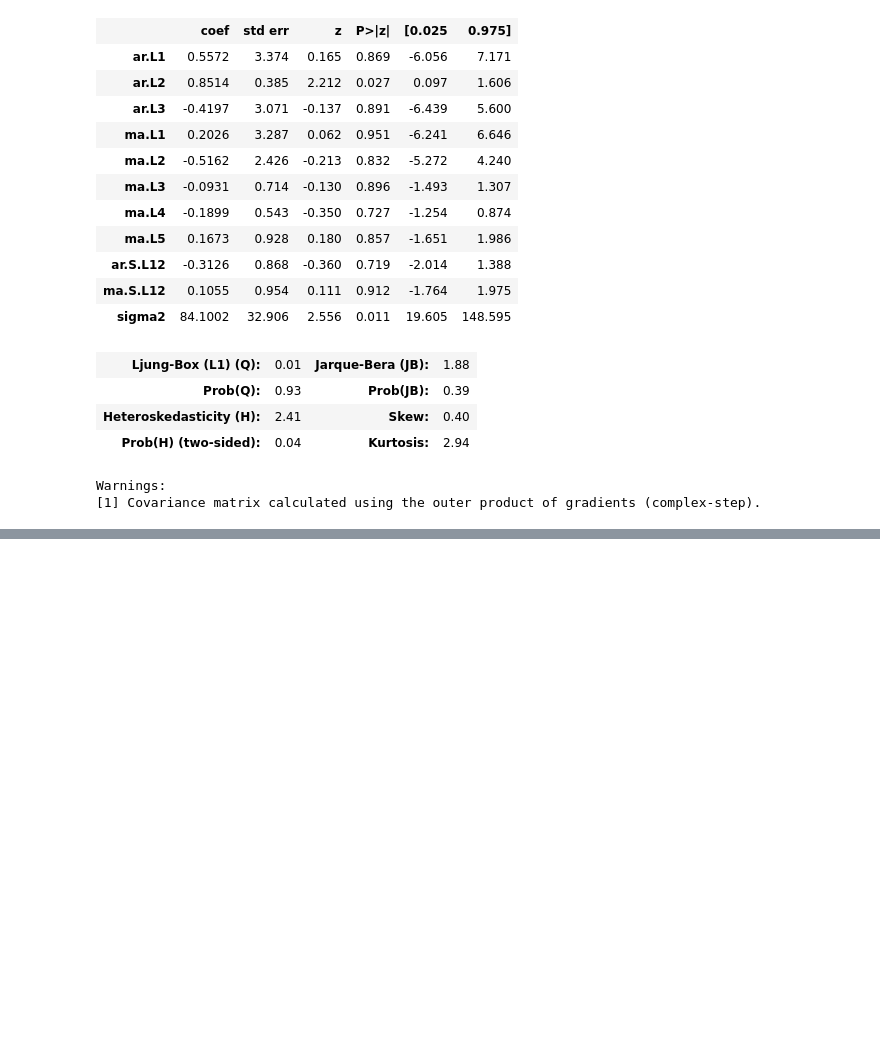
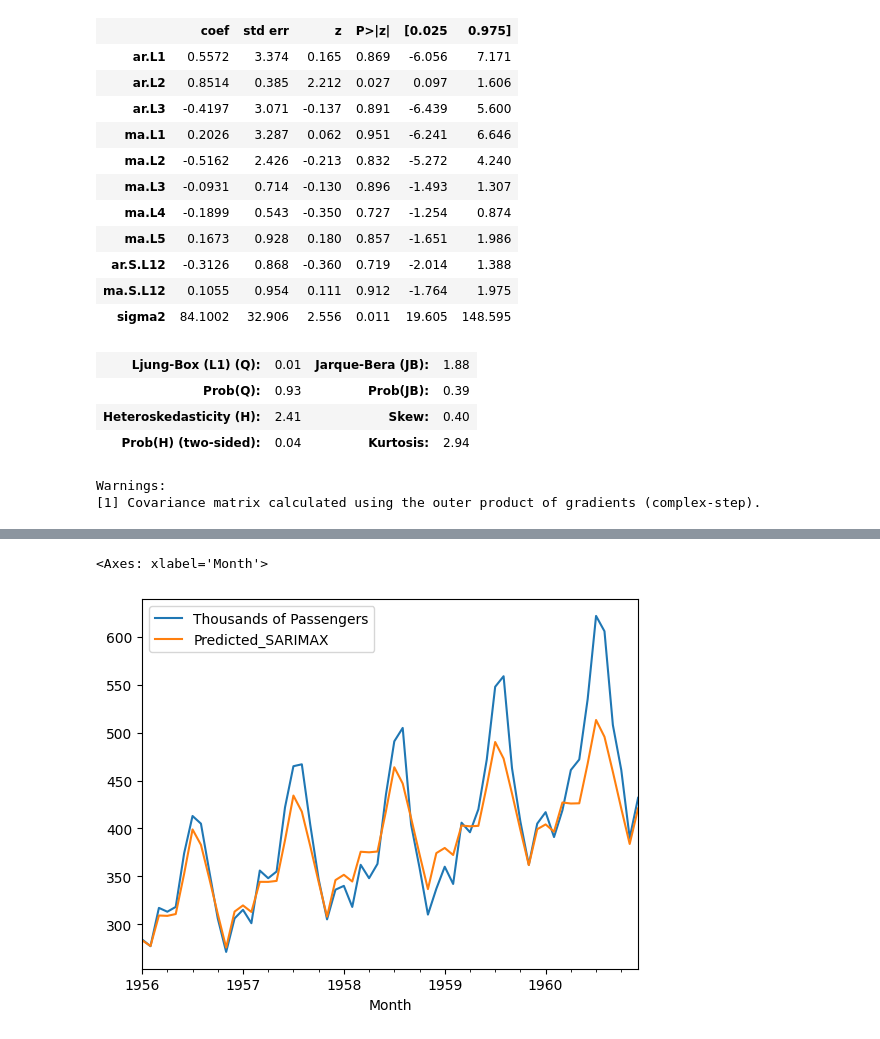
Before and after one commit to Madushani-Weerasekara/TimeSeriesData-Analysis, a Jupyter notebook: ARIMA_Model.ipynb, the cells around one changed output, grey strips where cells are left out. Saved outputs shown, nothing was run; the diff lists cells and outputs as text; code cells hidden in the pictures; blank space fills up the shorter version.

```diff
--- a/ARIMA_Model.ipynb
+++ b/ARIMA_Model.ipynb
@@ -503,3 +503,9 @@ SARIMAX Results
 | Prob(H) (two-sided): | 0.04 | Kurtosis: | 2.94 |
 Warnings:
 [1] Covariance matrix calculated using the outer product of gradients (complex-step).
+# %%
+# Prediction
+pred_start_date = test_data.index[0]
+pred_end_date = test_data.index[-1]
+print(pred_start_date)
+print(pred_end_date)
@@ -505,0 +515,3 @@ Warnings:
+# %%
+pred_sarimax= Model_SARIMAX_fit.predict(start=pred_start_date, end=pred_end_date)
+residuals_sarimax = test_data['Thousands of Passengers']-pred_sarimax
@@ -505,0 +541,5 @@ Warnings:
+# %%
+test_data[['Thousands of Passengers', 'Predicted_SARIMAX']].plot()
+# %% [output]
+<Axes: xlabel='Month'>
+[figure, added]
```
Also changed, not shown: parts of 4 cells of this notebook.
